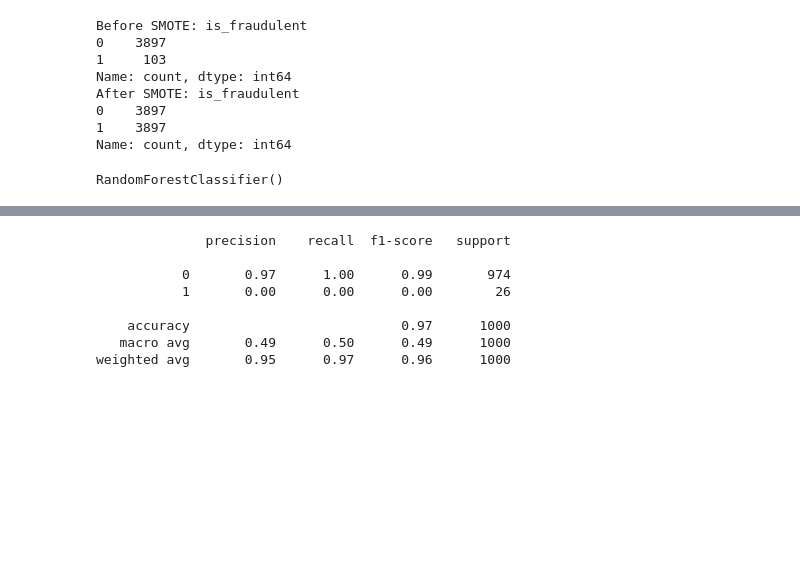
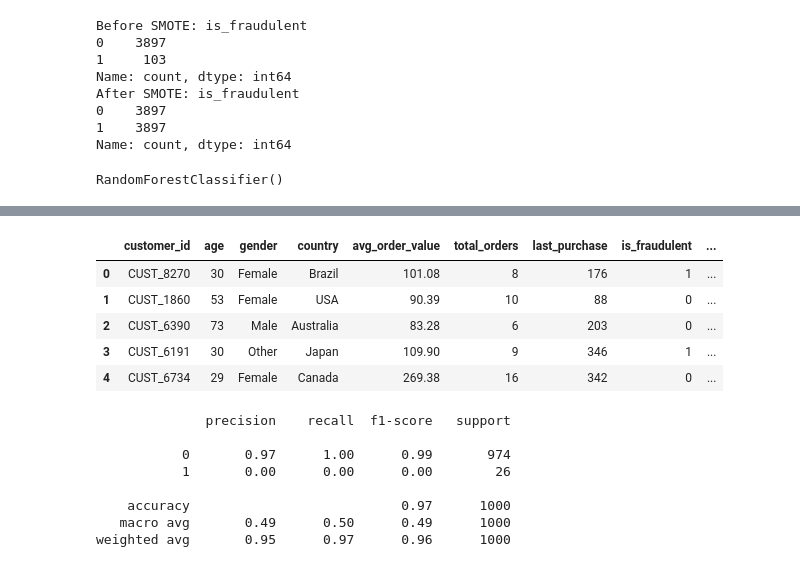
Before and after one commit to murtazakhanpro/Assignment_SMIT_AIDS_2026, a Jupyter notebook: Assignment_9_(multiple ML model)/Final_MasterSession_with(enoding&scalling).ipynb, the cells around one changed output, grey strips where cells are left out. Saved outputs shown, nothing was run; the diff lists cells and outputs as text; code cells hidden in the pictures; blank space fills up the shorter version.

```diff
--- a/Assignment_9_(multiple ML model)/MasterSession_with(enoding&scalling).ipynb
+++ b/Assignment_9_(multiple ML model)/Final_MasterSession_with(enoding&scalling).ipynb
@@ -160,3 +180,13 @@ y_pred_rf_train = rf.predict(X_test)
+# %%
+df = pd.read_csv('fraud_data_cleanned.csv')
+df.head(5)
+# %% [output]
+|  | customer_id | age | gender | country | avg_order_value | total_orders | last_purchase | is_fraudulent | ... |
+| 0 | CUST_8270 | 30 | Female | Brazil | 101.08 | 8 | 176 | 1 | ... |
+| 1 | CUST_1860 | 53 | Female | USA | 90.39 | 10 | 88 | 0 | ... |
+| 2 | CUST_6390 | 73 | Male | Australia | 83.28 | 6 | 203 | 0 | ... |
+| 3 | CUST_6191 | 30 | Other | Japan | 109.90 | 9 | 346 | 1 | ... |
+| 4 | CUST_6734 | 29 | Female | Canada | 269.38 | 16 | 342 | 0 | ... |
 # %%
 print(classification_report(y_test, y_pred_rf_train))
 # %% [output]
```
Also changed, not shown: parts of 5 cells of this notebook.
